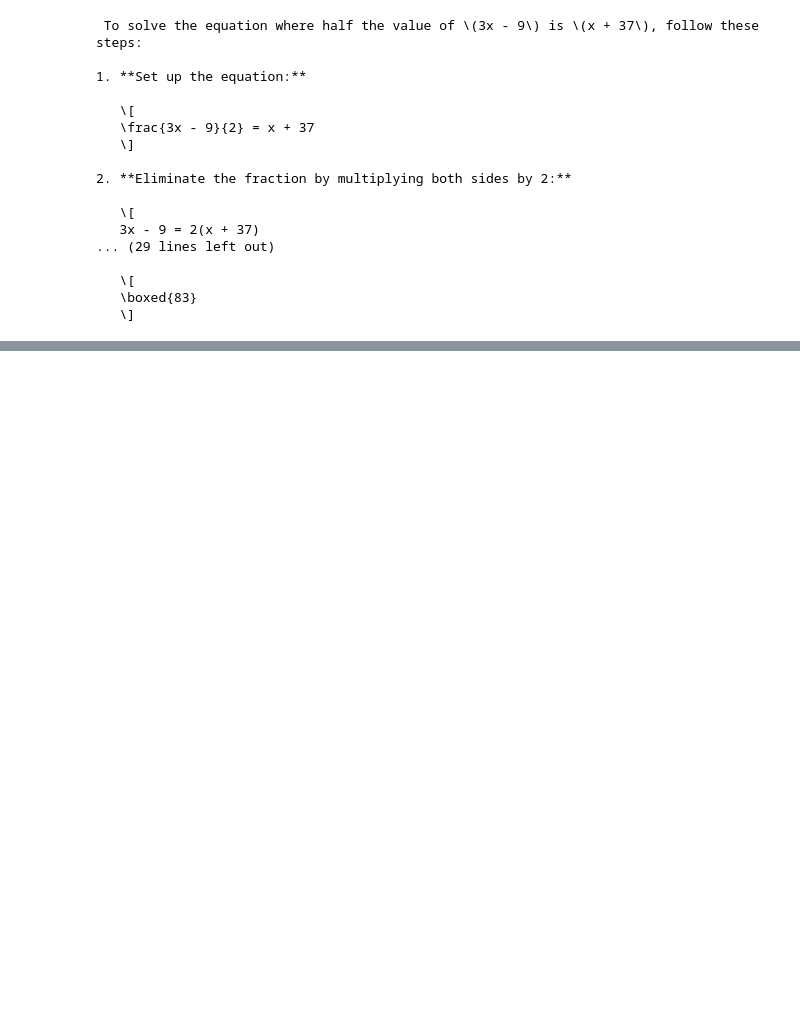
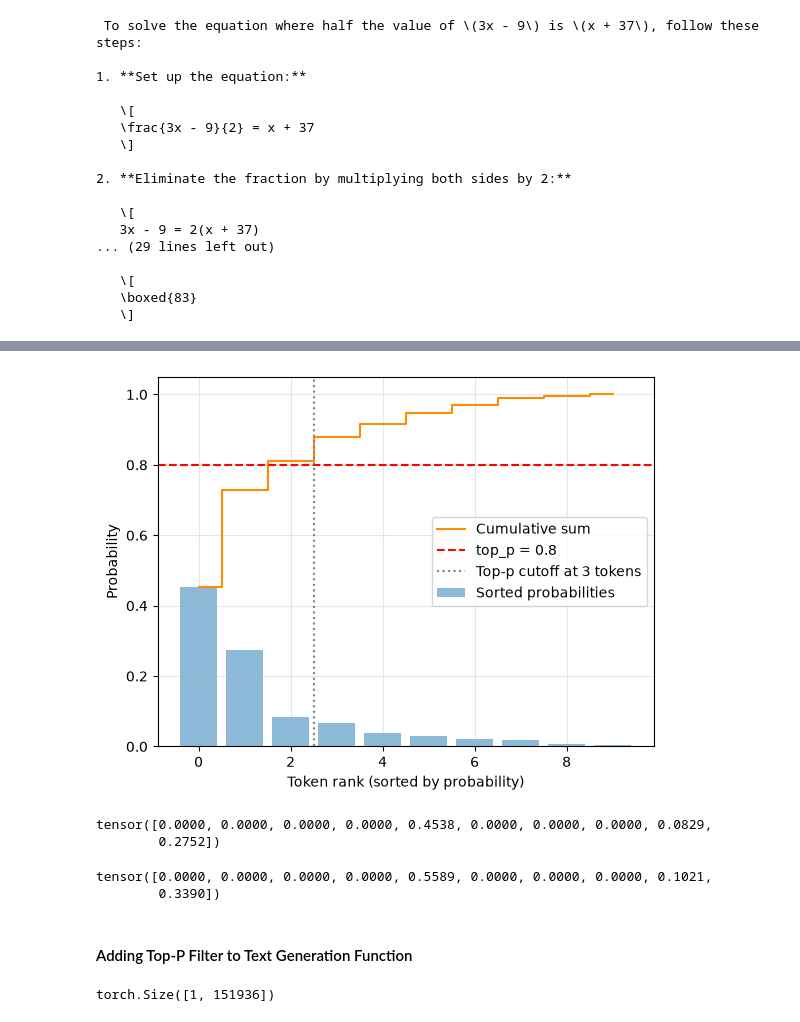
Before and after one commit to josephbrockw/machine-intelligence, a Jupyter notebook: 02-reasoning-model-from-scratch/04_inference_time_scaling/self_consistency.ipynb, the cells around one changed output, grey strips where cells are left out. Cells and saved outputs as stored; diff of their text form; code cells hidden in the pictures; blank space fills up the shorter version.

```diff
--- a/02-reasoning-model-from-scratch/04_inference_time_scaling/self_consistency.ipynb
+++ b/02-reasoning-model-from-scratch/04_inference_time_scaling/self_consistency.ipynb
@@ -236,0 +296,55 @@ Balances diversity and coherence
+# %%
+plt.bar(
+    torch.arange(len(sorted_probas)), sorted_probas,
+    alpha=0.5, label="Sorted probabilities"
+)
+plt.step(
+    torch.arange(len(cumsum)), cumsum, where="mid",
+    color="darkorange", label="Cumulative sum"
+)
+
+plt.axhline(
+    top_p, color="red", linestyle="--",
+    label=f"top_p = {top_p}"
+)
+plt.axvline(
+    n_kept - 0.5, color="gray", linestyle=":",
+    label=f"Top-p cutoff at {n_kept} tokens"
+)
+
+plt.xlabel("Token rank (sorted by probability)")
+plt.ylabel("Probability")
+plt.legend()
+plt.grid(alpha=0.3)
+plt.ylim(0, 1.05)
+plt.show()
+# %% [output]
+[figure, added]
+# %%
+# Apply top-p filtering
+kept_sorted = torch.where(
+    keep_mask, sorted_probas,
+    torch.zeros_like(sorted_probas)
+)
+filtered = torch.zeros_like(toy_probas).scatter(0, sorted_idx, kept_sorted)
+print(filtered)
+# %% [output]
+tensor([0.0000, 0.0000, 0.0000, 0.0000, 0.4538, 0.0000, 0.0000, 0.0000, 0.0829,
+        0.2752])
+# %%
+# Re-normalize post-top-p filtering
+denom = torch.sum(filtered).clamp_min(1e-12)
+renormalized = filtered / denom
+print(renormalized)
+# %% [output]
+tensor([0.0000, 0.0000, 0.0000, 0.0000, 0.5589, 0.0000, 0.0000, 0.0000, 0.1021,
+        0.3390])
+# %% [markdown]
+#### Adding Top-P Filter to Text Generation Function
+# %%
+with torch.inference_mode():
+    next_token_logits = model(input_token_ids)[:, -1]
+
+print(next_token_logits.shape)
+# %% [output]
+torch.Size([1, 151936])
```
Also changed, not shown: parts of 9 cells of this notebook, 3 other files.
